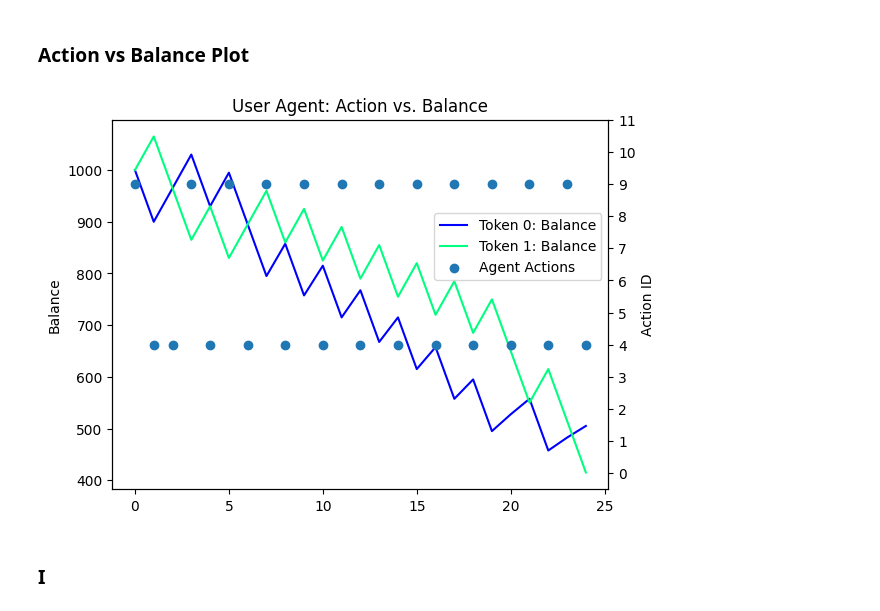
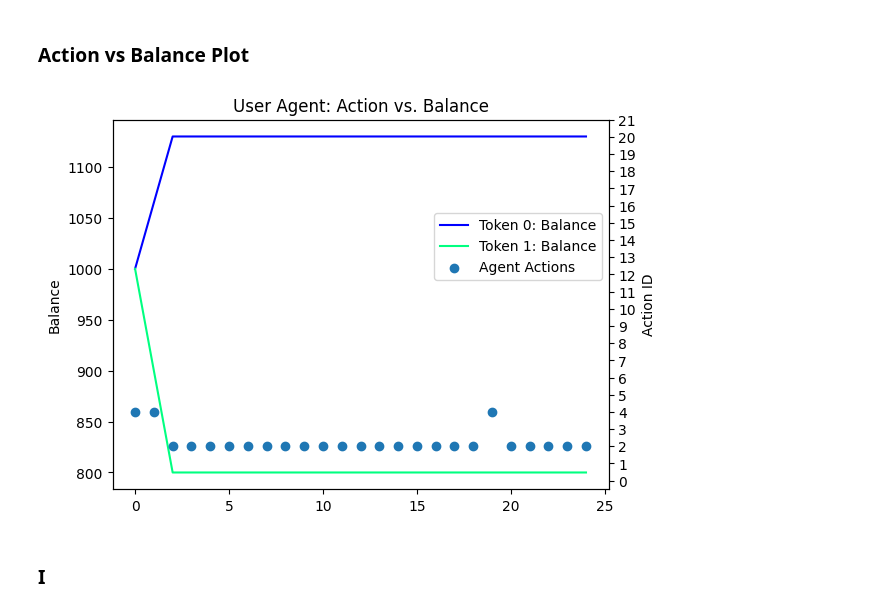
Before and after one commit to buehrerc/MAAC-auto-gov, a Jupyter notebook: analysis/generate_plots.ipynb, the cells around one changed output. Saved outputs shown, nothing was run; the diff lists cells and outputs as text; code cells hidden in the pictures.

```diff
--- a/analysis/generate_plots.ipynb
+++ b/analysis/generate_plots.ipynb
@@ -119,28 +123,28 @@ Index(['agent0/lp_0_pool_0/total_supply_token',
 # %%
 fig, ax = plt.subplots()
 # df_plot = df[['agent0/lp_0_pool_0/borrow_interest_rate', 'agent0/lp_0_pool_1/borrow_interest_rate', 'agent0/lp_1_pool_0/borrow_interest_rate', 'agent0/lp_1_pool_1/borrow_interest_rate']].copy(deep=True)
 # df_plot.columns = ['Lending Protocol 0 - PLF Pool 0', 'Lending Protocol 0 - PLF Pool 1', 'Lending Protocol 1 - PLF Pool 0', 'Lending Protocol 1 - PLF Pool 1',]
-df_plot = df[['agent0/agent1/token_0_balance', 'agent0/agent1/token_1_balance']].copy(deep=True)
+df_plot = df[['agent0/agent2/token_0_balance', 'agent0/agent2/token_1_balance']].copy(deep=True)
 df_plot.columns = ['Token 0: Balance', 'Token 1: Balance']
 df_plot.plot(ax=ax, colormap='winter')
 ax.get_legend().remove()
 ax.set(ylabel="Balance")
 
 
 ax2 = ax.twinx()
 
-df_plot = df[['action/agent_1']].copy(deep=True)
+df_plot = df[['action/agent_2']].copy(deep=True)
 df_plot.columns = ["Agent Actions"]
 ax2.scatter(x=df_plot.index.values, y=df_plot["Agent Actions"].values)
 ax2.set_title("User Agent: Action vs. Balance")
 ax2.set(xlabel="Time (t)", ylabel="Action ID")
-ax2.set_ylim(-0.5, 11)
-ax2.set_yticks(np.arange(0, 12))
+ax2.set_ylim(-0.5, 21)
+ax2.set_yticks(np.arange(0, 22))
 
 fig.legend(['Token 0: Balance', 'Token 1: Balance', "Agent Actions"], bbox_to_anchor=(0.9, 0.7))
 fig.savefig(f"./plots/session_{session_id}_supply_agent_action_vs_balance")
 # %% [output]
-[figure, old version]
+[figure, new version]
 # %% [markdown]
 ### I
 # %%
```
Also changed, not shown: parts of 6 cells of this notebook, 7 other files.
